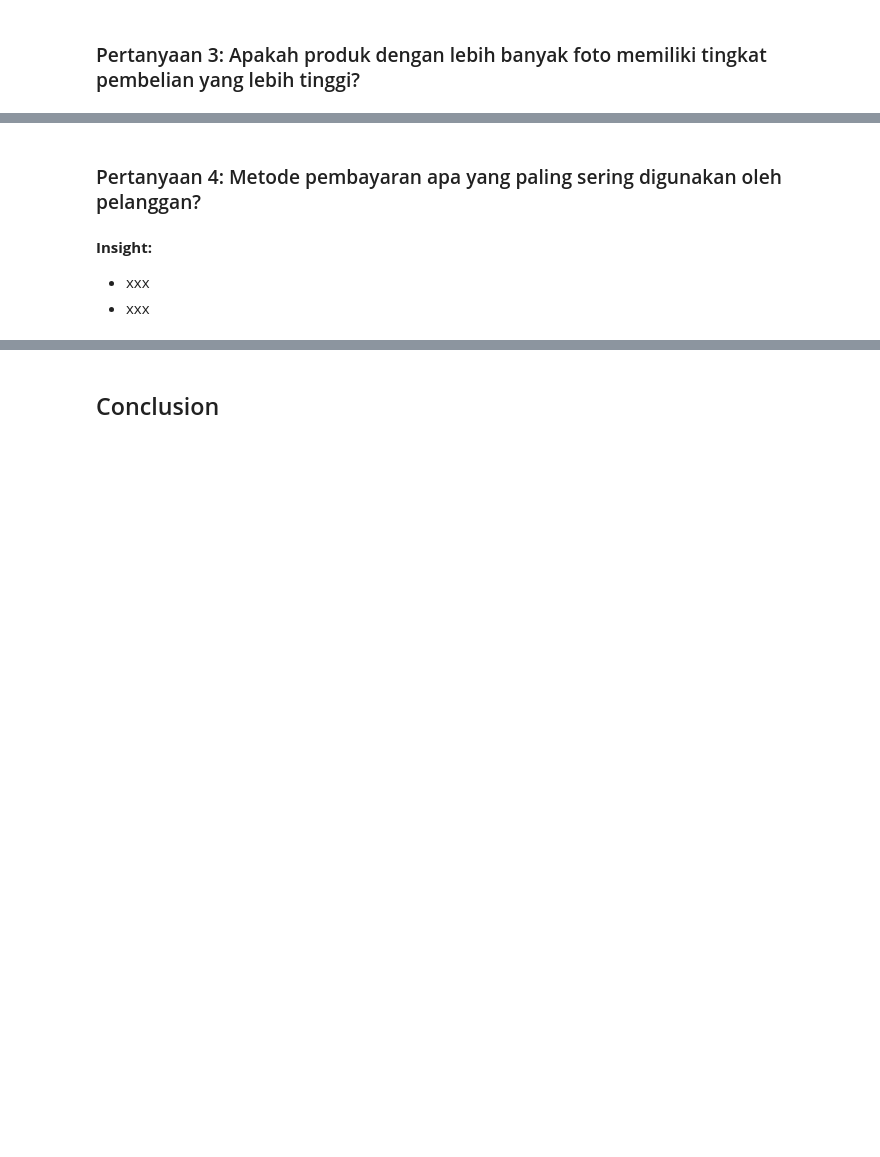
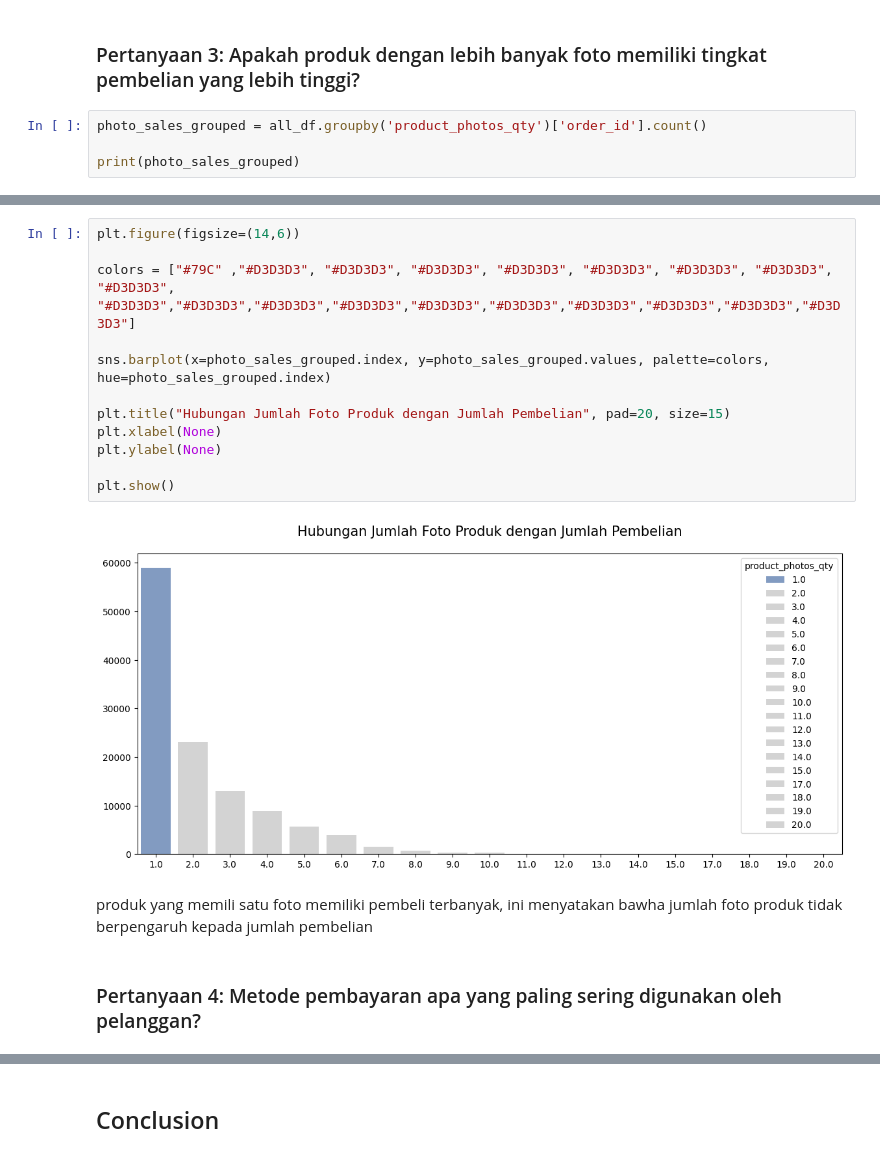
Before and after one commit to asgarindoo/CCMLP-Ecommerce-Analysis, a Jupyter notebook: notebook.ipynb, the cells around one changed output, grey strips where cells are left out. Cells and saved outputs as stored; diff of their text form; blank space fills up the shorter version.

```diff
--- a/notebook.ipynb
+++ b/notebook.ipynb
@@ -754,2 +1267,6 @@ orders_df.describe(include="all")
 # %% [markdown]
 ### Pertanyaan 3: Apakah produk dengan lebih banyak foto memiliki tingkat pembelian yang lebih tinggi?
+# %%
+photo_sales_grouped = all_df.groupby('product_photos_qty')['order_id'].count()
+
+print(photo_sales_grouped)
@@ -756,6 +1291,18 @@ orders_df.describe(include="all")
+# %%
+plt.figure(figsize=(14,6))
+
+colors = ["#79C" ,"#D3D3D3", "#D3D3D3", "#D3D3D3", "#D3D3D3", "#D3D3D3", "#D3D3D3", "#D3D3D3", "#D3D3D3", "#D3D3D3","#D3D3D3","#D3D3D3","#D3D3D3","#D3D3D3","#D3D3D3","#D3D3D3","#D3D3D3","#D3D3D3","#D3D3D3"]
+
+sns.barplot(x=photo_sales_grouped.index, y=photo_sales_grouped.values, palette=colors, hue=photo_sales_grouped.index)
+
+plt.title("Hubungan Jumlah Foto Produk dengan Jumlah Pembelian", pad=20, size=15)
+plt.xlabel(None)
+plt.ylabel(None)
+
+plt.show()
+# %% [output]
+[figure, added]
+# %% [markdown]
+produk yang memili satu foto memiliki pembeli terbanyak, ini menyatakan bawha jumlah foto produk tidak berpengaruh kepada jumlah pembelian
 # %% [markdown]
 ### Pertanyaan 4: Metode pembayaran apa yang paling sering digunakan oleh pelanggan?
-# %% [markdown]
-**Insight:**
-- xxx
-- xxx
```
Also changed, not shown: parts of 67 cells of this notebook.
